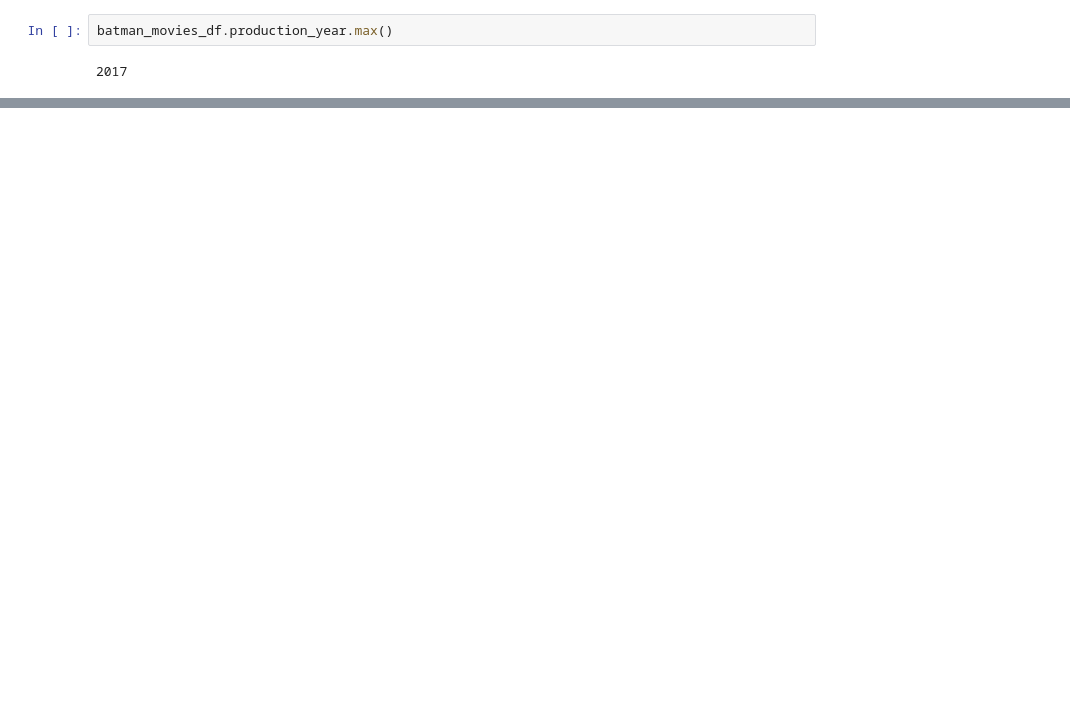
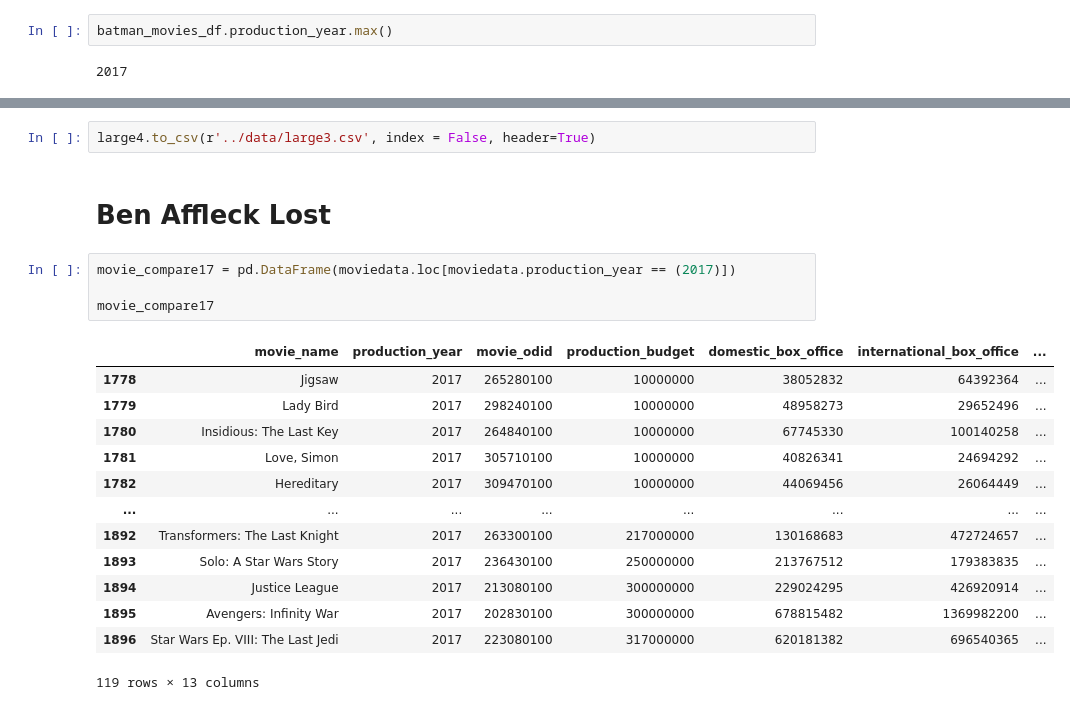
Before and after one commit to patlyons/capstone, a Jupyter notebook: notebook/Opus Data.ipynb, the cells around one changed output, grey strips where cells are left out. Saved outputs shown, nothing was run; the diff lists cells and outputs as text; blank space fills up the shorter version.

```diff
--- a/notebook/Opus Data.ipynb
+++ b/notebook/Opus Data.ipynb
@@ -226,0 +295,22 @@ movie_compare17.head()
+# %%
+large4.to_csv(r'../data/large3.csv', index = False, header=True)
+# %% [markdown]
+# Ben Affleck Lost
+# %%
+movie_compare17 = pd.DataFrame(moviedata.loc[moviedata.production_year == (2017)])
+
+movie_compare17
+# %% [output]
+|  | movie_name | production_year | movie_odid | production_budget | domestic_box_office | international_box_office | ... |
+| 1778 | Jigsaw | 2017 | 265280100 | 10000000 | 38052832 | 64392364 | ... |
+| 1779 | Lady Bird | 2017 | 298240100 | 10000000 | 48958273 | 29652496 | ... |
+| 1780 | Insidious: The Last Key | 2017 | 264840100 | 10000000 | 67745330 | 100140258 | ... |
+| 1781 | Love, Simon | 2017 | 305710100 | 10000000 | 40826341 | 24694292 | ... |
+| 1782 | Hereditary | 2017 | 309470100 | 10000000 | 44069456 | 26064449 | ... |
+| ... | ... | ... | ... | ... | ... | ... | ... |
+| 1892 | Transformers: The Last Knight | 2017 | 263300100 | 217000000 | 130168683 | 472724657 | ... |
+| 1893 | Solo: A Star Wars Story | 2017 | 236430100 | 250000000 | 213767512 | 179383835 | ... |
+| 1894 | Justice League | 2017 | 213080100 | 300000000 | 229024295 | 426920914 | ... |
+| 1895 | Avengers: Infinity War | 2017 | 202830100 | 300000000 | 678815482 | 1369982200 | ... |
+| 1896 | Star Wars Ep. VIII: The Last Jedi | 2017 | 223080100 | 317000000 | 620181382 | 696540365 | ... |
+119 rows × 13 columns
```
Also changed, not shown: parts of 42 cells of this notebook, 5 other files.
